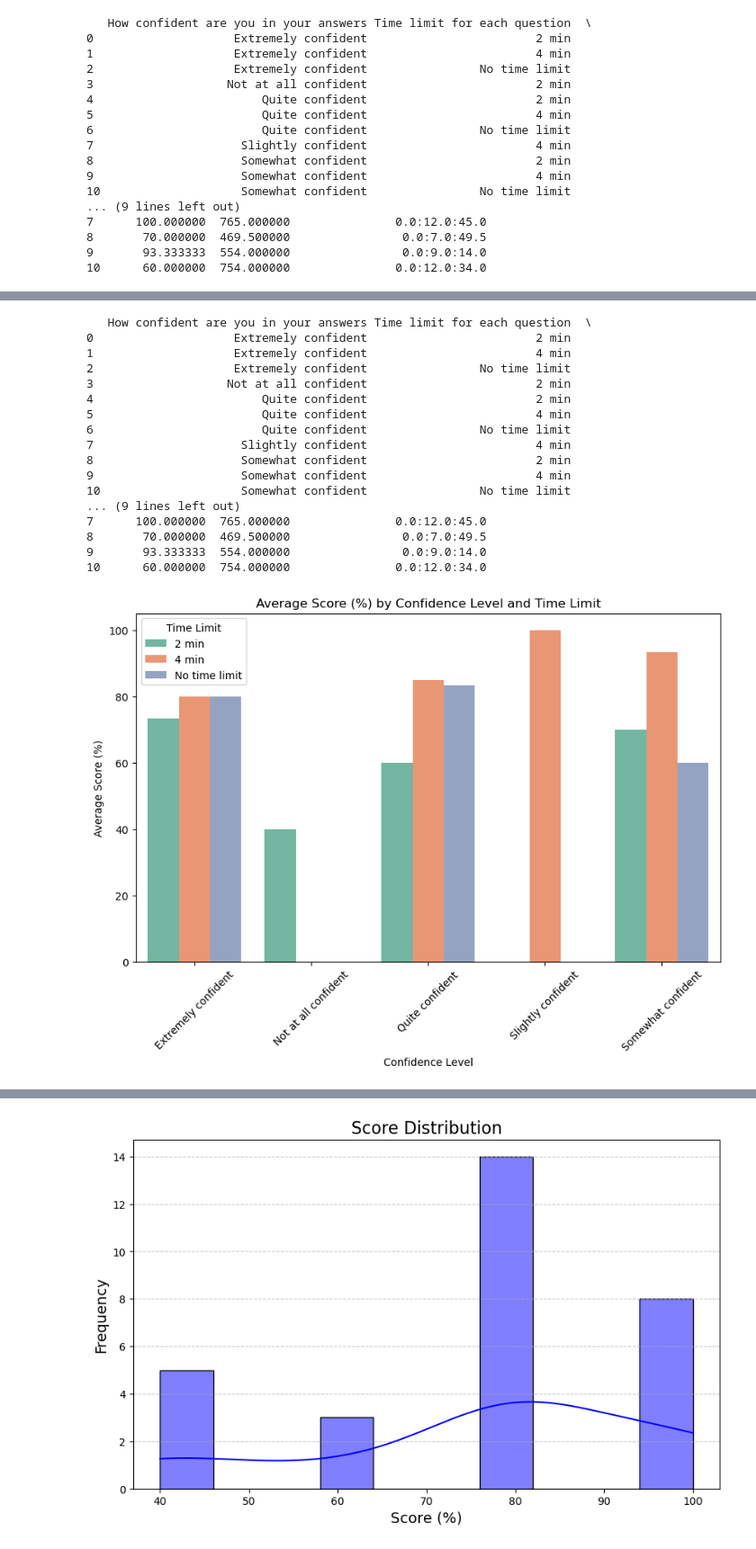
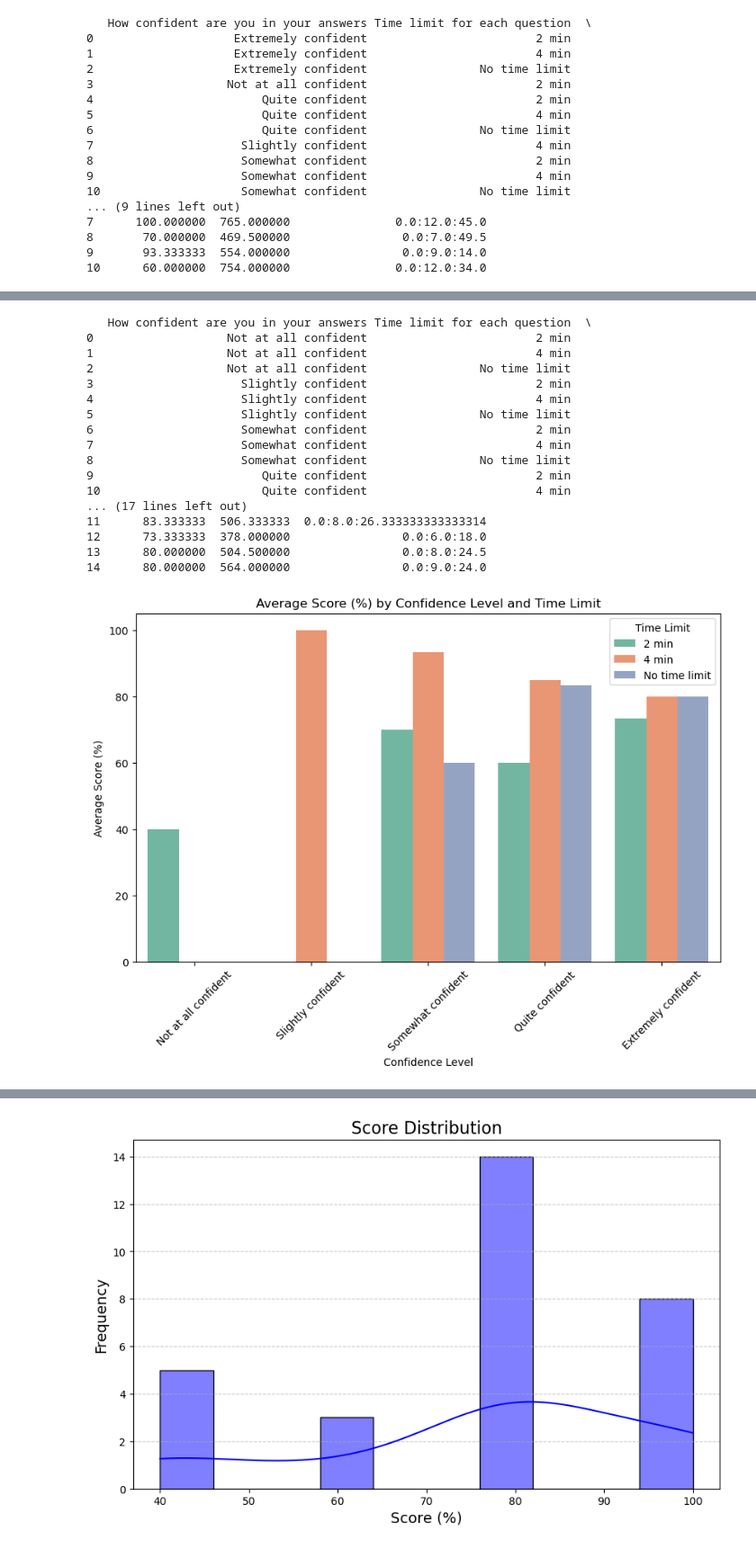
Before and after one commit to ClairNorah/ExperimentInCognitiveScience, a Jupyter notebook: analysis.ipynb, the cells around one changed output, grey strips where cells are left out. Shown at 90% size. Saved outputs shown, nothing was run; the diff lists cells and outputs as text; code cells hidden in the pictures.

```diff
--- a/analysis.ipynb
+++ b/analysis.ipynb
@@ -177,50 +196,52 @@ print(grouped_confidence)
 # %%
+# First, define the custom order for 'How confident are you in your answers'
+confidence_order = ['Not at all confident', 'Slightly confident', 'Somewhat confident', 'Quite confident', 'Extremely confident']
+
+# Convert the 'How confident are you in your answers' column to a categorical type with the defined order
+data['How confident are you in your answers'] = pd.Categorical(data['How confident are you in your answers'], categories=confidence_order, ordered=True)
+
 # Group by Confidence and Time Limit to get the mean Total_Score_% and Total_Time
 grouped_confidence_time = data.groupby(['How confident are you in your answers', 'Time limit for each question']).agg({
     'Total_Score_%': 'mean',    # Average score for the group
     'Total_Time': 'mean'        # Average time for the group
 }).reset_index()
 
 # Convert Total Time to HH:MM:SS for readability
 grouped_confidence_time['Mean Total Time (HH:MM:SS)'] = grouped_confidence_time['Total_Time'].apply(seconds_to_hms)
 
 # Display the results
 print(grouped_confidence_time)
+
+# Create a bar plot for Total_Score_% by Confidence and Time Limit
+plt.figure(figsize=(10, 6))
+sns.barplot(data=grouped_confidence_time,
+            x='How confident are you in your answers',
+            y='Total_Score_%',
+            hue='Time limit for each question',
+            palette='Set2')
+
+plt.title('Average Score (%) by Confidence Level and Time Limit')
+plt.xlabel('Confidence Level')
+plt.ylabel('Average Score (%)')
+plt.xticks(rotation=45)
+plt.legend(title='Time Limit')
+plt.show()
 # %% [output]
    How confident are you in your answers Time limit for each question  \
-0                    Extremely confident                        2 min
-1                    Extremely confident                        4 min
-2                    Extremely confident                No time limit
-3                   Not at all confident                        2 min
-4                        Quite confident                        2 min
-5                        Quite confident                        4 min
-6                        Quite confident                No time limit
-7                     Slightly confident                        4 min
-8                     Somewhat confident                        2 min
-9                     Somewhat confident                        4 min
-10                    Somewhat confident                No time limit
-... (9 lines left out)
-7      100.000000  765.000000               0.0:12.0:45.0
-8       70.000000  469.500000                0.0:7.0:49.5
-9       93.333333  554.000000                0.0:9.0:14.0
-10      60.000000  754.000000               0.0:12.0:34.0
+0                   Not at all confident                        2 min
+1                   Not at all confident                        4 min
+2                   Not at all confident                No time limit
+3                     Slightly confident                        2 min
+4                     Slightly confident                        4 min
+5                     Slightly confident                No time limit
+6                     Somewhat confident                        2 min
+7                     Somewhat confident                        4 min
+8                     Somewhat confident                No time limit
+9                        Quite confident                        2 min
+10                       Quite confident                        4 min
+... (17 lines left out)
+11      83.333333  506.333333  0.0:8.0:26.333333333333314
+12      73.333333  378.000000                0.0:6.0:18.0
+13      80.000000  504.500000                0.0:8.0:24.5
+14      80.000000  564.000000                0.0:9.0:24.0
+[figure, added]
-# %%
-import matplotlib.pyplot as plt
-import seaborn as sns
-
-# Create a bar plot for Total_Score_% by Confidence and Time Limit
-plt.figure(figsize=(10, 6))
-sns.barplot(data=grouped_confidence_time,
-            x='How confident are you in your answers',
-            y='Total_Score_%',
-            hue='Time limit for each question',
-            palette='Set2')
-
-plt.title('Average Score (%) by Confidence Level and Time Limit')
-plt.xlabel('Confidence Level')
-plt.ylabel('Average Score (%)')
-plt.xticks(rotation=45)
-plt.legend(title='Time Limit')
-plt.show()
-# %% [output]
-[figure, removed]
```
Also changed, not shown: parts of 16 cells of this notebook, 2 other files.
